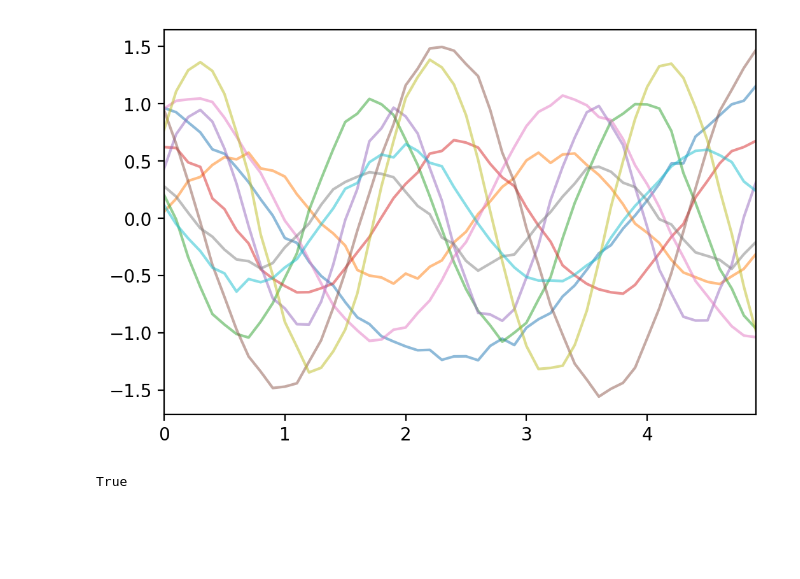
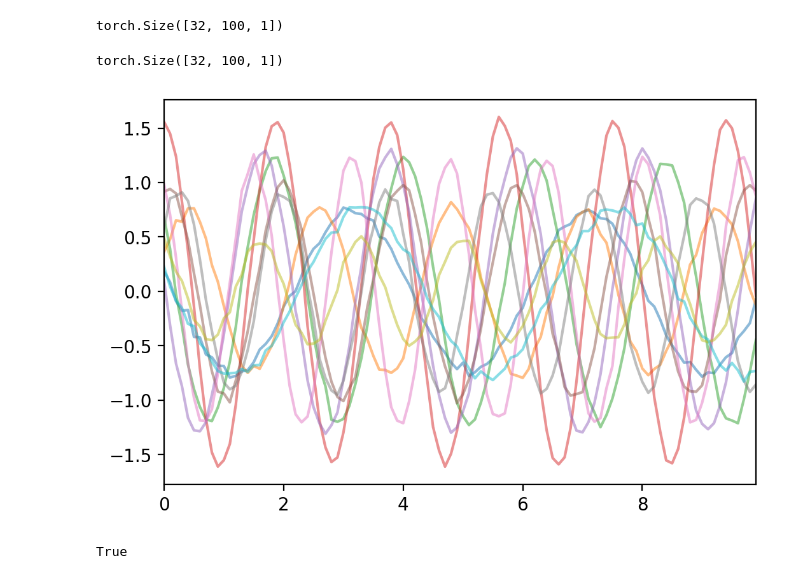
Before and after one commit to eogns282/ANP, a Jupyter notebook: datasets/Sinusoid/generatation.ipynb, the cells around one changed output. Saved outputs shown, nothing was run; the diff lists cells and outputs as text; code cells hidden in the pictures; blank space fills up the shorter version.

```diff
--- a/datasets/Sinusoid/generatation.ipynb
+++ b/datasets/Sinusoid/generatation.ipynb
@@ -27,8 +28,9 @@ class SineData(Dataset):
     num_points : int
         Number of points at which to evaluate f(x) for x in [-pi, pi].
     """
-    def __init__(self, amplitude_range=(-1., 1.), periodicity_range=(1, pi),
-                 shift_range=(-.5, .5), num_samples=1000, num_points=100):
+
+    def __init__(self, amplitude_range=(0.4, 1.6), periodicity_range=(1., pi + (pi - 1.0) * 0.5),
+                 shift_range=(0, pi), num_samples=3000, num_points=100):
         self.amplitude_range = amplitude_range
         self.periodicity_range = periodicity_range
         self.shift_range = shift_range
@@ -52,7 +54,7 @@ class SineData(Dataset):
             # Sample random shift
             c = (c_max - c_min) * np.random.rand() + c_min
             # Shape (num_points, x_dim)
-            x = torch.linspace(0, 4.9, num_points).unsqueeze(1)
+            x = torch.linspace(0, 9.9, num_points).unsqueeze(1)
             # Shape (num_points, y_dim)
 
             # For VERSION 1
@@ -68,7 +70,9 @@ class SineData(Dataset):
             noise = torch.randn(y.shape) * 0.03
             y += noise
 
-            self.data.append((x, y))
+            traj_idx = torch.ones_like(x) * i
+
+            self.data.append((traj_idx, x, y))
 
     def __getitem__(self, index):
         return self.data[index]
@@ -80,4 +96,4 @@ dataset = SineData(amplitude_range=(0.4, 1.6),
                    periodicity_range=(1., pi + (pi - 1.0) * 0.5),
                    shift_range=(0, pi),
                    num_samples=3000,
-                   num_points=50)
+                   num_points=100)
@@ -83,0 +108,4 @@ dataset = SineData(amplitude_range=(0.4, 1.6),
+# %%
+test_dl[0].shape
+# %% [output]
+torch.Size([32, 100, 1])
@@ -84,15 +114,19 @@ dataset = SineData(amplitude_range=(0.4, 1.6),
+# %%
+test_dl[:, :, 2:].shape
+# %% [output]
+torch.Size([32, 100, 1])
 # %%
 plt.figure(dpi=200)
 
 for i in range(10):
     x, y = dataset[i]
     plt.plot(x.numpy(), y.numpy(), alpha=0.5)
-    plt.xlim(0, 4.9)
+    plt.xlim(0, 9.9)
 
 plt.savefig('noisy_diverse_example.png')
 plt.show()
 # %% [output]
-[figure, old version]
+[figure, new version]
 # %%
 sine_list = []
 for i in range(3000):
```
Also changed, not shown: parts of 15 cells of this notebook, 5 other files.
